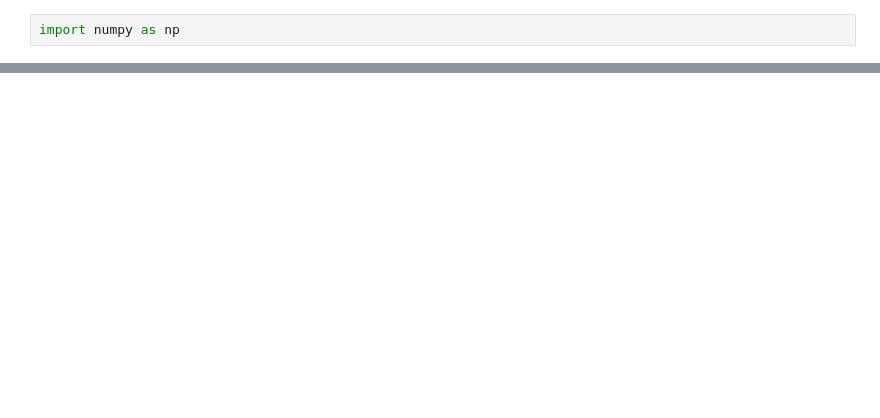
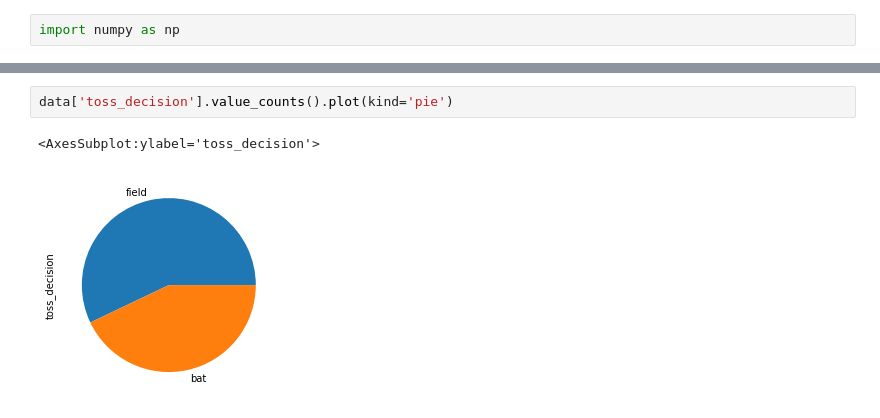
Before and after one commit to nikitaaccount/Data-Analysis, a Jupyter notebook: First.ipynb, the cells around one changed output, grey strips where cells are left out. Drawn from its saved outputs; the diff is of its cells as text; blank space fills up the shorter version.

```diff
--- a/First.ipynb
+++ b/First.ipynb
@@ -596,0 +279,5 @@ array([0, 1, 2, 3, 4], dtype=int64)
+# %%
+data['toss_decision'].value_counts().plot(kind='pie')
+# %% [output]
+<AxesSubplot:ylabel='toss_decision'>
+[figure, added]
```
Also changed, not shown: parts of 168 cells of this notebook, 2 other files.
